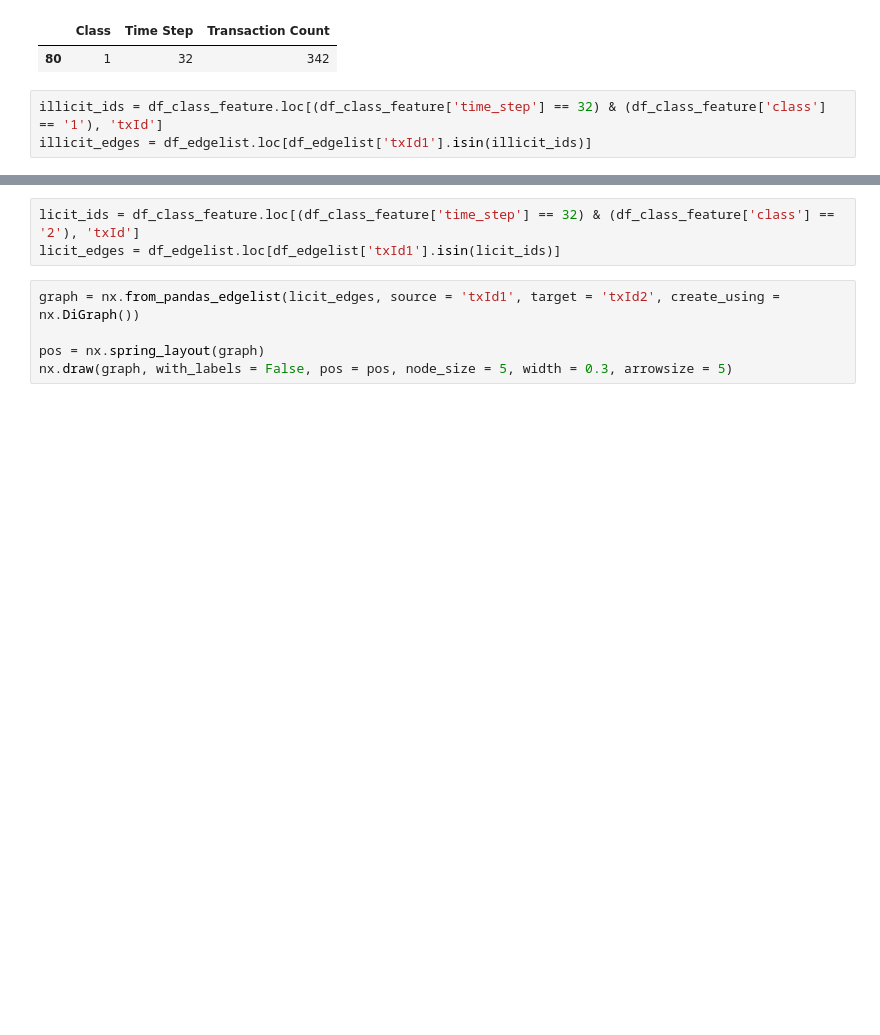
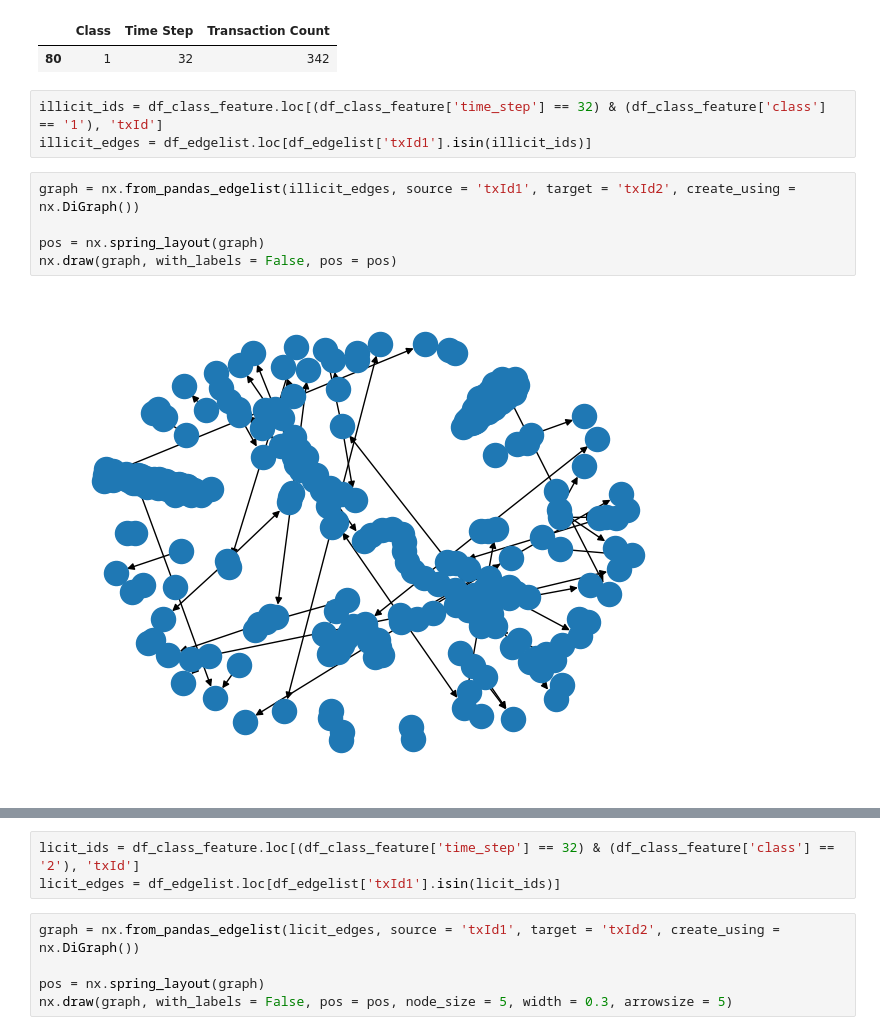
Before and after one commit to quicksid/Anti_Money_Laundering_Bitcoin_Transaction, a Jupyter notebook: aml_eda.ipynb, the cells around one changed output, grey strips where cells are left out. Saved outputs shown, nothing was run; the diff lists cells and outputs as text; blank space fills up the shorter version.

```diff
--- a/aml_eda.ipynb
+++ b/aml_eda.ipynb
@@ -148,6 +148,13 @@ group_class_feature.loc[group_class_feature['Transaction Count'] == 342]
 # %%
 illicit_ids = df_class_feature.loc[(df_class_feature['time_step'] == 32) & (df_class_feature['class'] == '1'), 'txId']
 illicit_edges = df_edgelist.loc[df_edgelist['txId1'].isin(illicit_ids)]
+# %%
+graph = nx.from_pandas_edgelist(illicit_edges, source = 'txId1', target = 'txId2', create_using = nx.DiGraph())
+
+pos = nx.spring_layout(graph)
+nx.draw(graph, with_labels = False, pos = pos)
+# %% [output]
+[figure, added]
 # %%
 graph = nx.from_pandas_edgelist(illicit_edges, source = 'txId1', target = 'txId2', create_using = nx.DiGraph())
 
```
Also changed, not shown: parts of 2 cells of this notebook.
